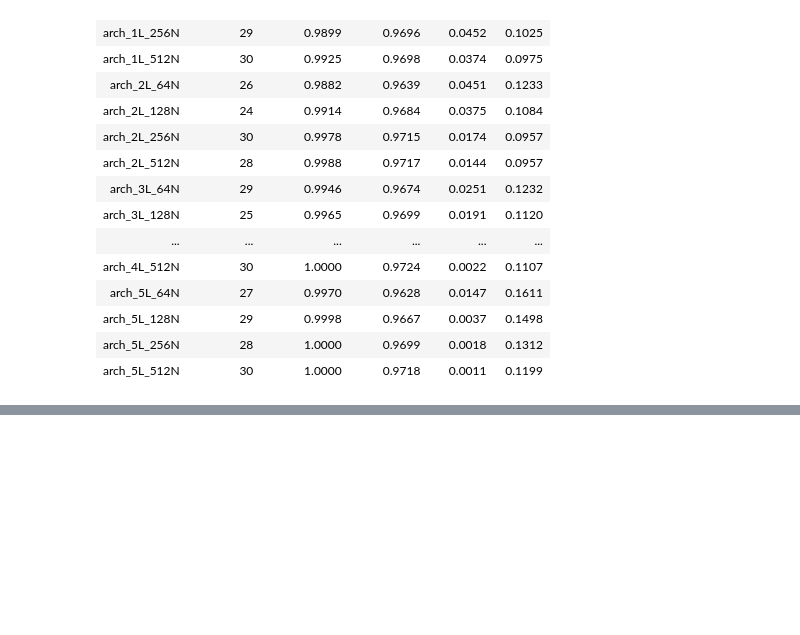
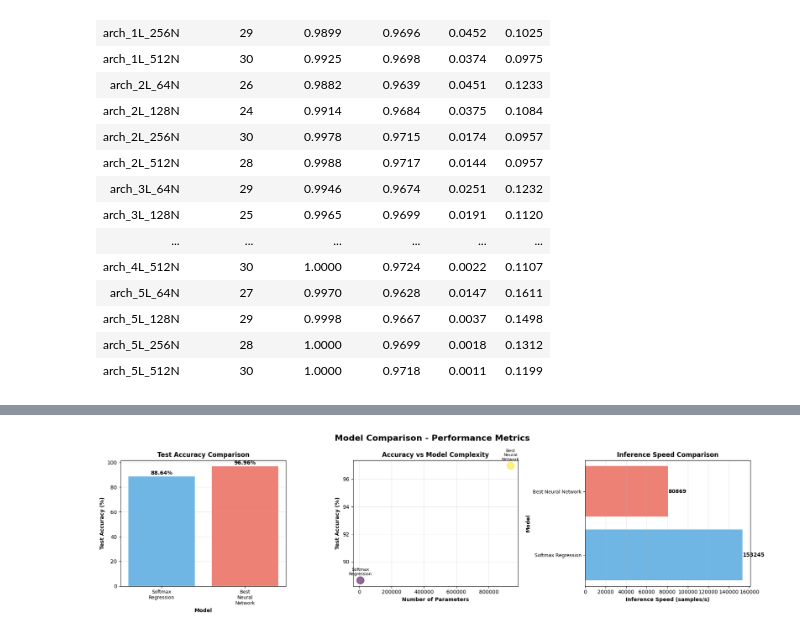
Before and after one commit to Youssef-Keshk/Assignment2-LogisticRegression-SoftmaxRegression-NeuralNets, a Jupyter notebook: notebooks/partC.ipynb, the cells around one changed output, grey strips where cells are left out. Saved outputs shown, nothing was run; the diff lists cells and outputs as text; code cells hidden in the pictures; blank space fills up the shorter version.

```diff
--- a/notebooks/partC.ipynb
+++ b/notebooks/partC.ipynb
@@ -411,0 +583,19 @@ display(
+# %%
+start_time = time.time()
+acc, loss, preds, labels = evaluate_model(
+    best_nn_model, X_test, y_test, device, model_type='multiclass'
+)
+eval_time = time.time() - start_time
+
+num_params = sum(p.numel() for p in best_nn_model.parameters())
+
+results_comparison['Best Neural Network'] = {
+    'accuracy': acc,
+    'loss': loss,
+    'num_params': num_params,
+    'eval_time': eval_time,
+    'predictions': preds,
+    'labels': labels,
+    'test_size': len(y_test),
+    'task': 'Multiclass (10 digits)'
+}
@@ -411,0 +666,64 @@ display(
+# %%
+fig, axes = plt.subplots(1, 3, figsize=(18, 5))
+fig.suptitle('Model Comparison - Performance Metrics', fontsize=16, fontweight='bold')
+
+model_names = list(results_comparison.keys())
+# Only multiclass models
+multiclass_names = [name for name in model_names if 'Binary' not in name]
+
+if len(multiclass_names) >= 2:
+    multiclass_accs = [results_comparison[m]['accuracy'] for m in multiclass_names]
+    multiclass_params = [results_comparison[m]['num_params'] for m in multiclass_names]
+    multiclass_times = [results_comparison[m]['eval_time'] for m in multiclass_names]
+
+    # Plot 1: Accuracy Comparison
+    colors = ['#3498db', '#e74c3c', '#2ecc71']
+    bars = axes[0].bar(range(len(multiclass_names)), multiclass_accs, color=colors[:len(multiclass_names)], alpha=0.7)
+    axes[0].set_xlabel('Model', fontweight='bold')
+    axes[0].set_ylabel('Test Accuracy (%)', fontweight='bold')
+    axes[0].set_title('Test Accuracy Comparison', fontweight='bold')
+    axes[0].set_xticks(range(len(multiclass_names)))
+    axes[0].set_xticklabels([name.replace(' ', '\n') for name in multiclass_names], fontsize=9)
+    axes[0].grid(True, alpha=0.3, axis='y')
+
+    # Add value labels
+    for i, (bar, acc) in enumerate(zip(bars, multiclass_accs)):
+        axes[0].text(bar.get_x() + bar.get_width()/2., acc + 0.5,
+                    f'{acc:.2f}%', ha='center', va='bottom', fontweight='bold')
+
+    # Plot 2: Accuracy vs Parameters
+    axes[1].scatter(multiclass_params, multiclass_accs, s=200, alpha=0.6,
+                   c=range(len(multiclass_names)), cmap='viridis')
+
+    for i, name in enumerate(multiclass_names):
+        axes[1].annotate(name.replace(' ', '\n'),
+                        (multiclass_params[i], multiclass_accs[i]),
+                        fontsize=8, ha='center', xytext=(0, 10),
+                        textcoords='offset points')
+
+    axes[1].set_xlabel('Number of Parameters', fontweight='bold')
+    axes[1].set_ylabel('Test Accuracy (%)', fontweight='bold')
+    axes[1].set_title('Accuracy vs Model Complexity', fontweight='bold')
+    axes[1].grid(True, alpha=0.3)
+
+    # Plot 3: Speed Comparison (Samples per second)
+    speeds = [results_comparison[m]['test_size']/results_comparison[m]['eval_time']
+              for m in multiclass_names]
+    bars = axes[2].barh(range(len(multiclass_names)), speeds,
+                       color=colors[:len(multiclass_names)], alpha=0.7)
+    axes[2].set_ylabel('Model', fontweight='bold')
+    axes[2].set_xlabel('Inference Speed (samples/s)', fontweight='bold')
+    axes[2].set_title('Inference Speed Comparison', fontweight='bold')
+    axes[2].set_yticks(range(len(multiclass_names)))
+    axes[2].set_yticklabels(multiclass_names, fontsize=9)
+    axes[2].grid(True, alpha=0.3, axis='x')
+
+    # Add value labels
+    for i, (bar, speed) in enumerate(zip(bars, speeds)):
+        axes[2].text(speed + 100, bar.get_y() + bar.get_height()/2.,
+                    f'{speed:.0f}', va='center', fontweight='bold')
+
+plt.tight_layout()
+plt.show()
+# %% [output]
+[figure, added]
```
Also changed, not shown: parts of 29 cells of this notebook.
